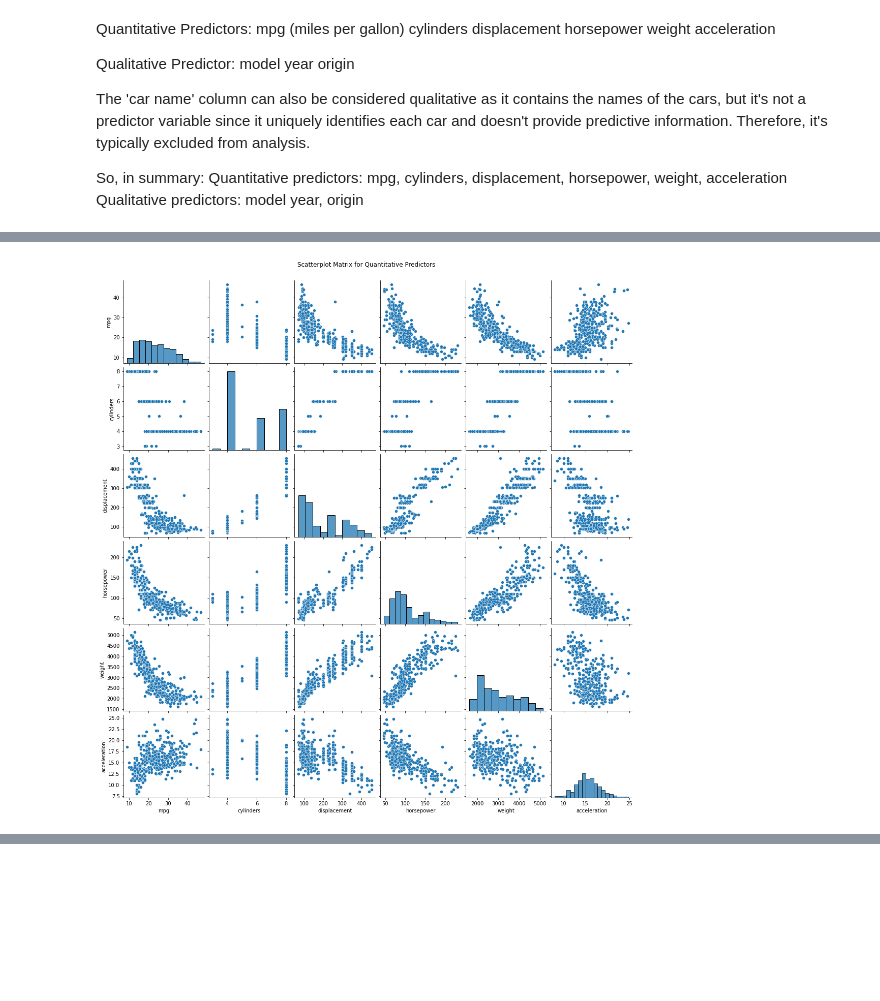
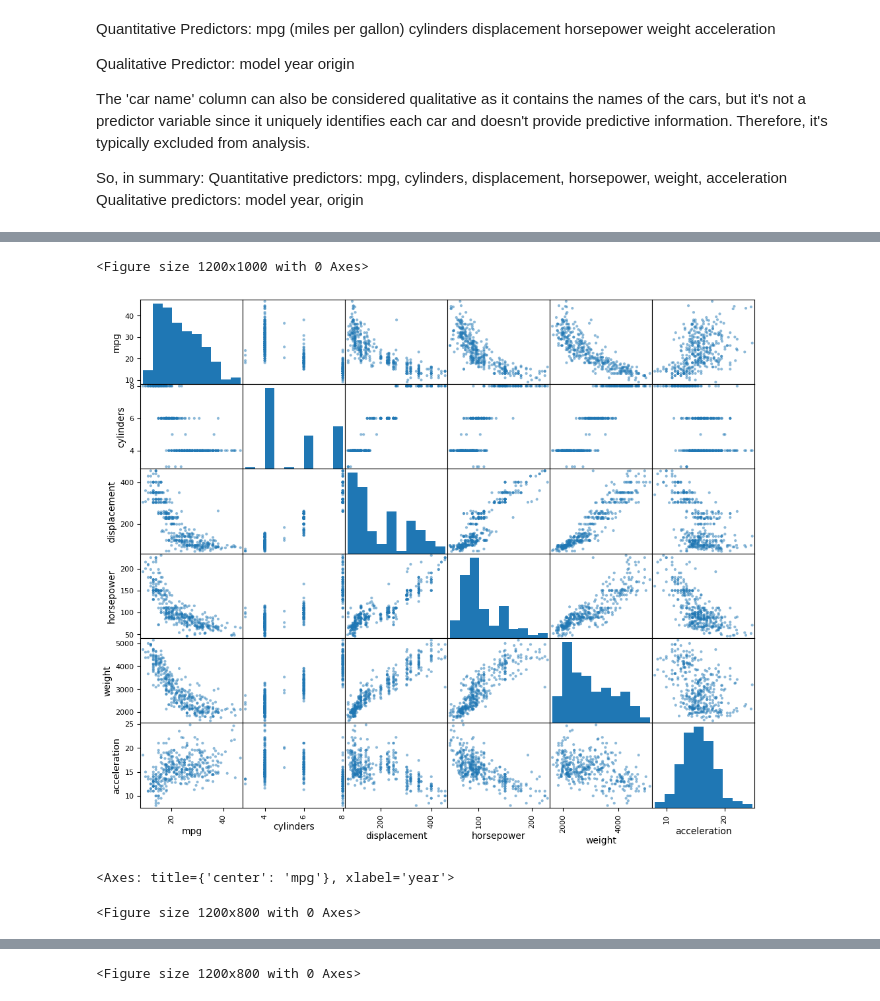
Before and after one commit to moleh13/EC48E, a Jupyter notebook: hw2/EC48E_PS2.ipynb, the cells around one changed output, grey strips where cells are left out. Saved outputs shown, nothing was run; the diff lists cells and outputs as text; code cells hidden in the pictures; blank space fills up the shorter version.

```diff
--- a/hw2/EC48E_PS2.ipynb
+++ b/hw2/EC48E_PS2.ipynb
@@ -220,24 +259,20 @@ Mean: 15.72
 Standard Deviation: 2.69
 # %%
 # Scatterplot matrix for quantitative predictors
-sns.pairplot(auto[quantitative_predictors])
-plt.suptitle('Scatterplot Matrix for Quantitative Predictors', y=1.02)
+plt.figure(figsize=(12, 10))
+pd.plotting.scatter_matrix(auto[quantitative_predictors], figsize=(12, 10))
 plt.show()
 
 # Boxplot for qualitative predictor 'origin' vs. quantitative predictor 'mpg'
-plt.figure(figsize=(12*0.75, 8*0.75))
-sns.boxplot(x='origin', y='mpg', data=auto)
-plt.title('Boxplot of mpg by origin')
-plt.xlabel('Origin')
-plt.ylabel('Miles per gallon (mpg)')
-plt.show()
+plt.figure(figsize=(12, 8))
+auto.boxplot(column='mpg', by='origin', figsize=(12, 8))
+
 
 # Boxplot for qualitative predictor 'model year' vs. quantitative predictor 'mpg'
-plt.figure(figsize=(12*0.75, 8*0.75))
-sns.boxplot(x='year', y='mpg', data=auto)
-plt.title('Boxplot of mpg by model year')
-plt.xlabel('Model Year')
-plt.ylabel('Miles per gallon (mpg)')
-plt.show()
+plt.figure(figsize=(12, 8))
+auto.boxplot(column='mpg', by='year', figsize=(12, 8))
 # %% [output]
+<Figure size 1200x1000 with 0 Axes>
-[figure, old version]
+[figure, new version]
+<Axes: title={'center': 'mpg'}, xlabel='year'>
+<Figure size 1200x800 with 0 Axes>
@@ -244,0 +280 @@ plt.show()
+<Figure size 1200x800 with 0 Axes>
```
Also changed, not shown: parts of 8 cells of this notebook.
